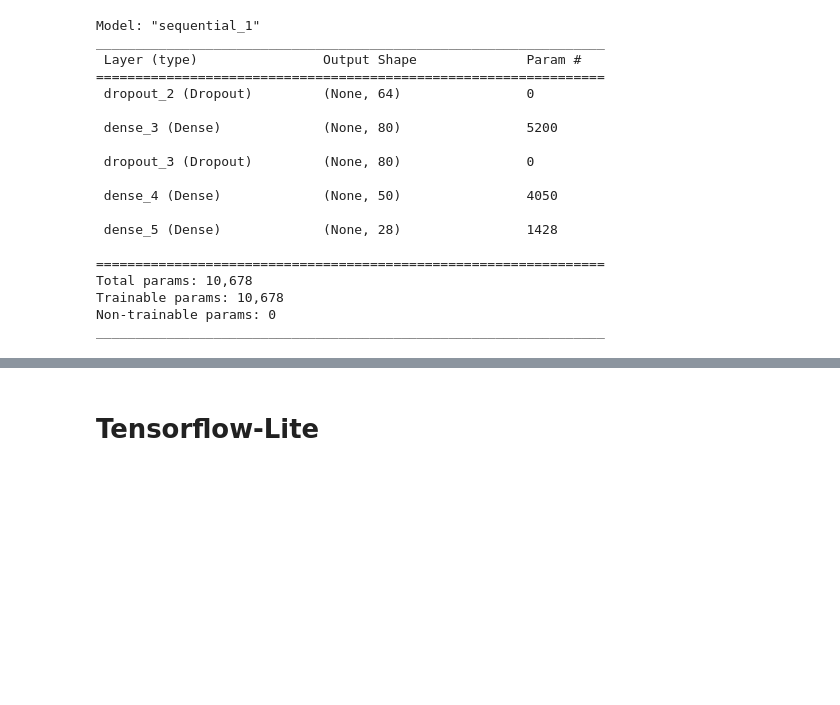
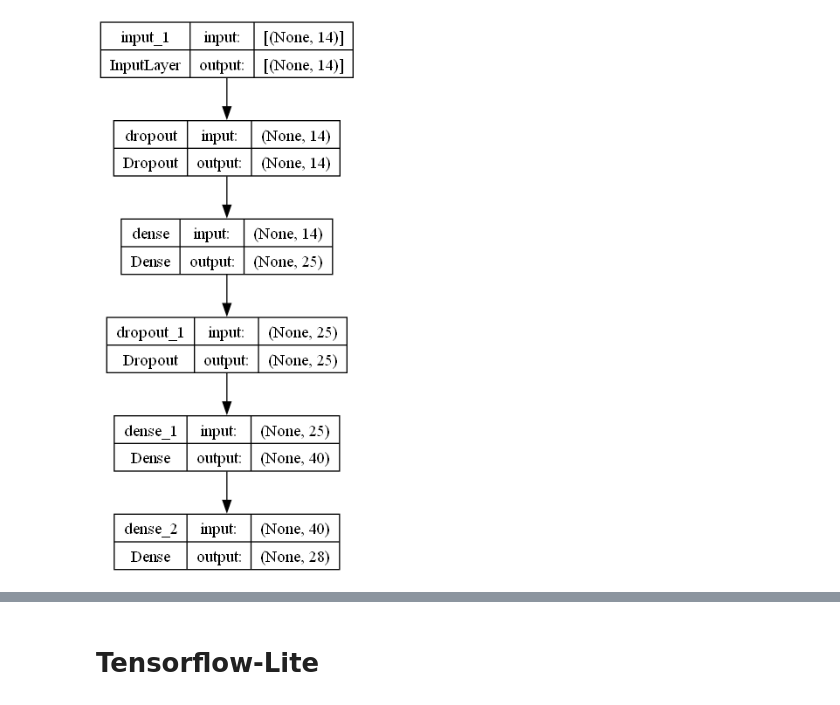
Before and after one commit to inollmann/msa, a Jupyter notebook: hand_sign_model_trainer.ipynb, the cells around one changed output, grey strips where cells are left out. Drawn from its saved outputs; the diff is of its cells as text; code cells hidden in the pictures; blank space fills up the shorter version.

```diff
--- a/hand_sign_model_trainer.ipynb
+++ b/hand_sign_model_trainer.ipynb
@@ -43,25 +72,7 @@ model = tf.keras.models.Sequential([
 # %%
-model.summary()  # tf.keras.utils.plot_model(model, show_shapes=True)
+tf.keras.utils.plot_model(model, show_shapes=True)
 # %% [output]
-Model: "sequential_1"
-_________________________________________________________________
- Layer (type)                Output Shape              Param #
-=================================================================
- dropout_2 (Dropout)         (None, 64)                0
-
- dense_3 (Dense)             (None, 80)                5200
-
- dropout_3 (Dropout)         (None, 80)                0
-
- dense_4 (Dense)             (None, 50)                4050
-
- dense_5 (Dense)             (None, 28)                1428
-
-=================================================================
-Total params: 10,678
-Trainable params: 10,678
-Non-trainable params: 0
-_________________________________________________________________
+[figure, added]
 # %%
 # cp_callback = tf.keras.callbacks.ModelCheckpoint(model_save_path, verbose=1, save_weights_only=False)
 es_callback = tf.keras.callbacks.EarlyStopping(patience=100, verbose=1)
```
Also changed, not shown: parts of 14 cells of this notebook, 19 other files.
